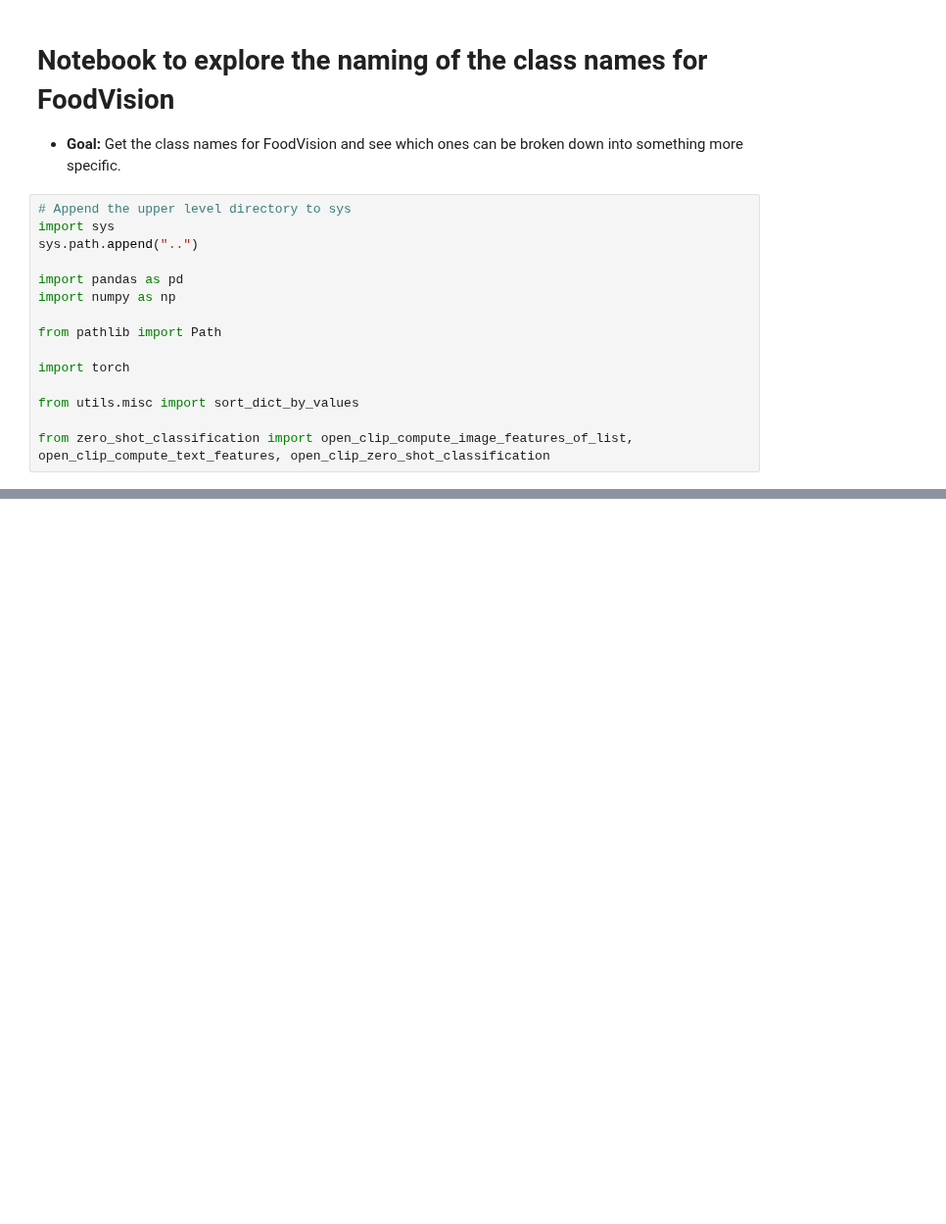
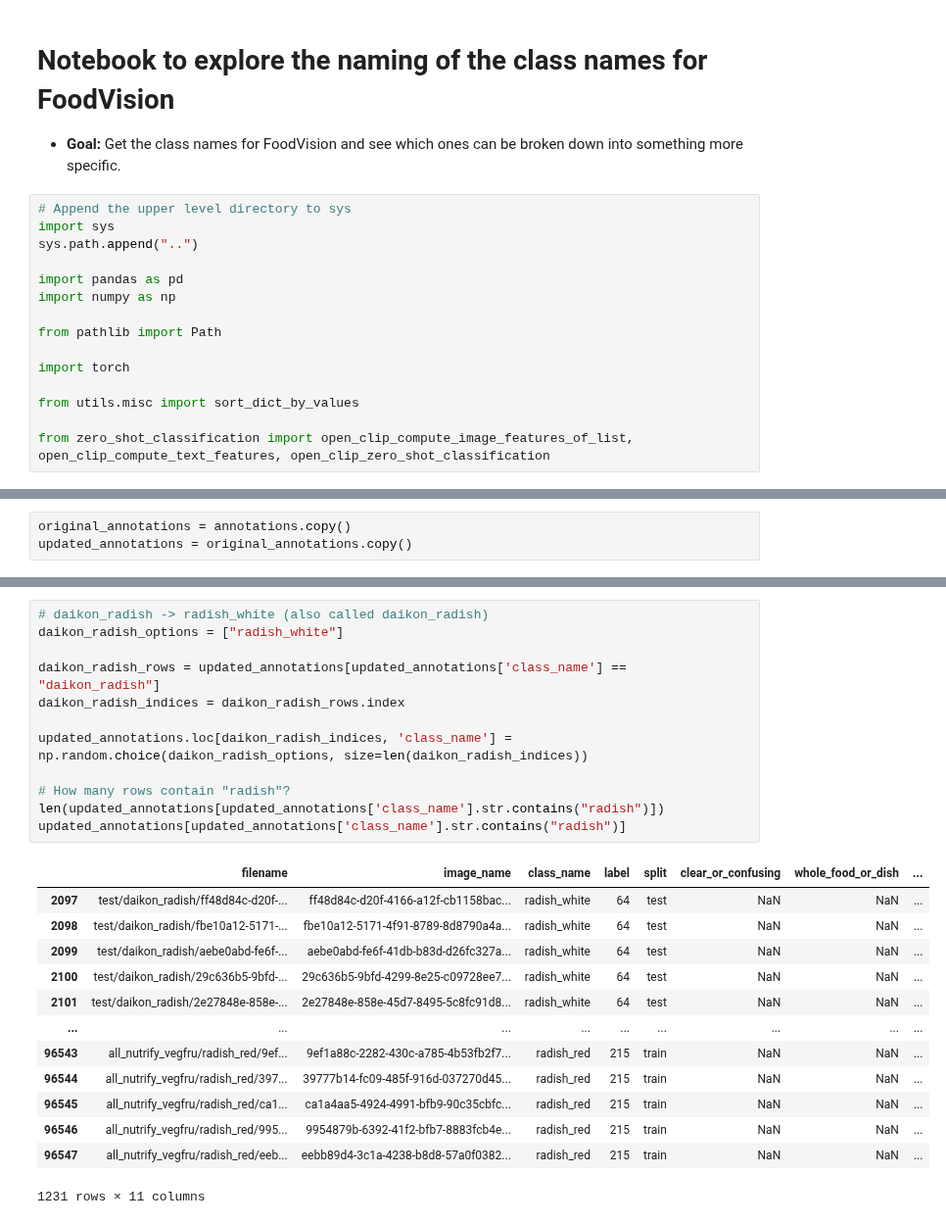
Before and after one commit to mrdbourke/nutrify, a Jupyter notebook: foodvision/notebooks/00_explore_class_names.ipynb, the cells around one changed output, grey strips where cells are left out. Shown at 98% size. Saved outputs shown, nothing was run; the diff lists cells and outputs as text; blank space fills up the shorter version.

```diff
--- a/foodvision/notebooks/00_explore_class_names.ipynb
+++ b/foodvision/notebooks/00_explore_class_names.ipynb
@@ -109,0 +234,3 @@ vegfru_class_names_not_in_nutrify
+# %%
+original_annotations = annotations.copy()
+updated_annotations = original_annotations.copy()
@@ -109,0 +331,26 @@ vegfru_class_names_not_in_nutrify
+# %%
+# daikon_radish -> radish_white (also called daikon_radish)
+daikon_radish_options = ["radish_white"]
+
+daikon_radish_rows = updated_annotations[updated_annotations['class_name'] == "daikon_radish"]
+daikon_radish_indices = daikon_radish_rows.index
+
+updated_annotations.loc[daikon_radish_indices, 'class_name'] = np.random.choice(daikon_radish_options, size=len(daikon_radish_indices))
+
+# How many rows contain "radish"?
+len(updated_annotations[updated_annotations['class_name'].str.contains("radish")])
+updated_annotations[updated_annotations['class_name'].str.contains("radish")]
+# %% [output]
+|  | filename | image_name | class_name | label | split | clear_or_confusing | whole_food_or_dish | ... |
+| 2097 | test/daikon_radish/ff48d84c-d20f-... | ff48d84c-d20f-4166-a12f-cb1158bac... | radish_white | 64 | test | NaN | NaN | ... |
+| 2098 | test/daikon_radish/fbe10a12-5171-... | fbe10a12-5171-4f91-8789-8d8790a4a... | radish_white | 64 | test | NaN | NaN | ... |
+| 2099 | test/daikon_radish/aebe0abd-fe6f-... | aebe0abd-fe6f-41db-b83d-d26fc327a... | radish_white | 64 | test | NaN | NaN | ... |
+| 2100 | test/daikon_radish/29c636b5-9bfd-... | 29c636b5-9bfd-4299-8e25-c09728ee7... | radish_white | 64 | test | NaN | NaN | ... |
+| 2101 | test/daikon_radish/2e27848e-858e-... | 2e27848e-858e-45d7-8495-5c8fc91d8... | radish_white | 64 | test | NaN | NaN | ... |
+| ... | ... | ... | ... | ... | ... | ... | ... | ... |
+| 96543 | all_nutrify_vegfru/radish_red/9ef... | 9ef1a88c-2282-430c-a785-4b53fb2f7... | radish_red | 215 | train | NaN | NaN | ... |
+| 96544 | all_nutrify_vegfru/radish_red/397... | 39777b14-fc09-485f-916d-037270d45... | radish_red | 215 | train | NaN | NaN | ... |
+| 96545 | all_nutrify_vegfru/radish_red/ca1... | ca1a4aa5-4924-4991-bfb9-90c35cbfc... | radish_red | 215 | train | NaN | NaN | ... |
+| 96546 | all_nutrify_vegfru/radish_red/995... | 9954879b-6392-41f2-bfb7-8883fcb4e... | radish_red | 215 | train | NaN | NaN | ... |
+| 96547 | all_nutrify_vegfru/radish_red/eeb... | eebb89d4-3c1a-4238-b8d8-57a0f0382... | radish_red | 215 | train | NaN | NaN | ... |
+1231 rows × 11 columns
```
Also changed, not shown: parts of 36 cells of this notebook, 2 other files.
